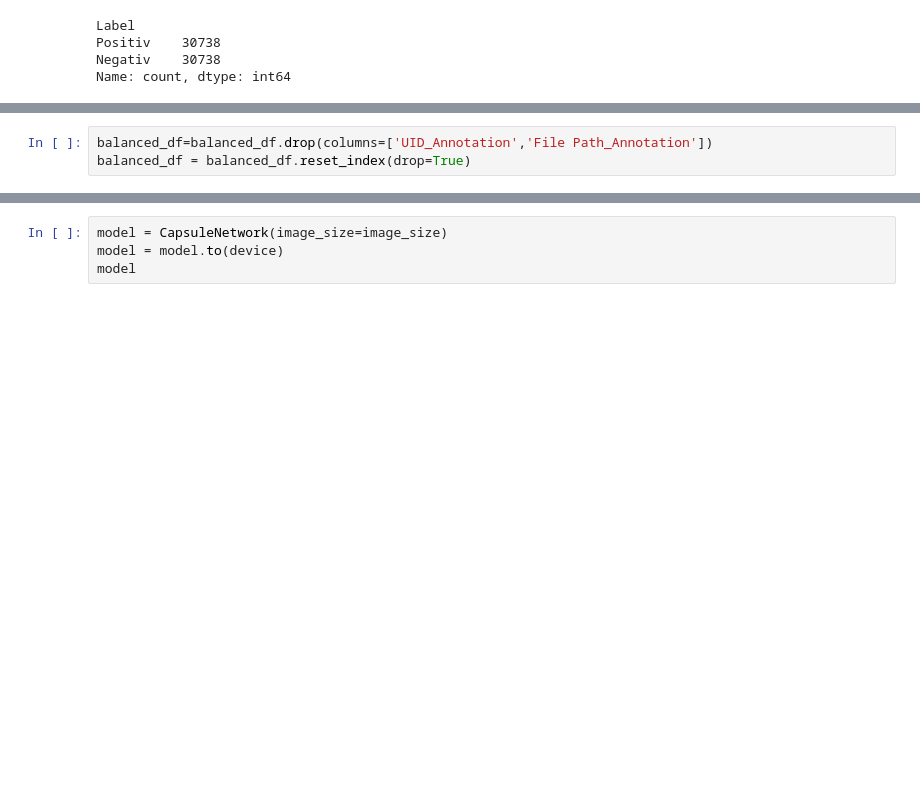
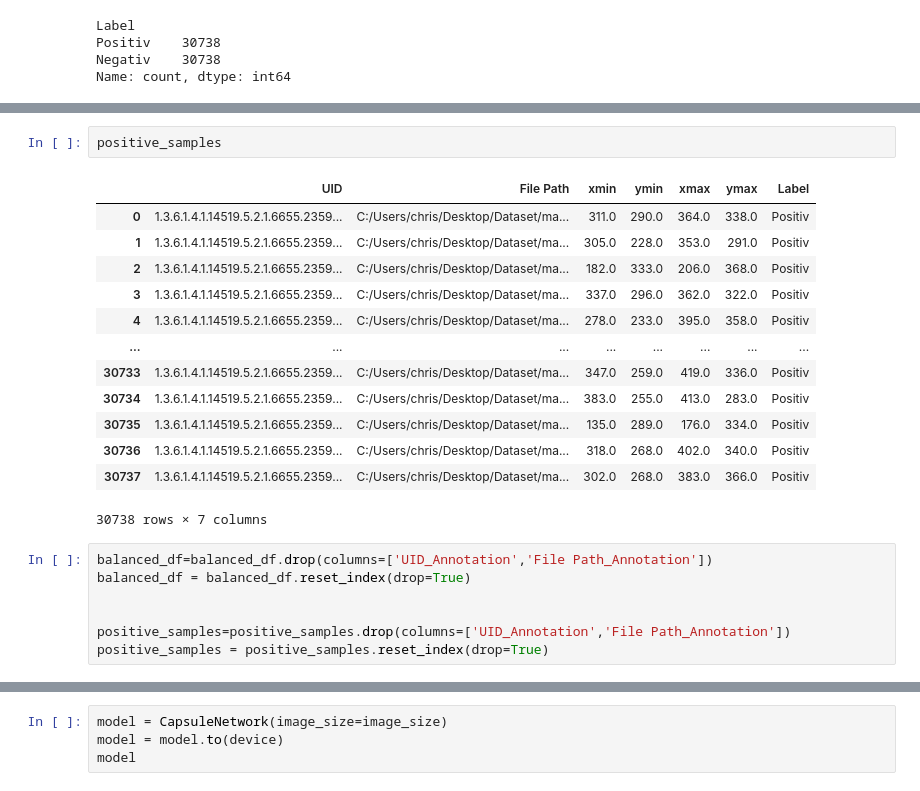
Before and after one commit to DominikHahn1407/Masterarbeit, a Jupyter notebook: Christoph/Object_Detection/CapsuleNet_Detection_lung.ipynb, the cells around one changed output, grey strips where cells are left out. Drawn from its saved outputs; the diff is of its cells as text; blank space fills up the shorter version.

```diff
--- a/Christoph/Object_Detection/CapsuleNet_Detection_lung.ipynb
+++ b/Christoph/Object_Detection/CapsuleNet_Detection_lung.ipynb
@@ -363,6 +347,26 @@ balanced_df
+# %%
+positive_samples
+# %% [output]
+|  | UID | File Path | xmin | ymin | xmax | ymax | Label |
+| 0 | 1.3.6.1.4.1.14519.5.2.1.6655.2359... | C:/Users/chris/Desktop/Dataset/ma... | 311.0 | 290.0 | 364.0 | 338.0 | Positiv |
+| 1 | 1.3.6.1.4.1.14519.5.2.1.6655.2359... | C:/Users/chris/Desktop/Dataset/ma... | 305.0 | 228.0 | 353.0 | 291.0 | Positiv |
+| 2 | 1.3.6.1.4.1.14519.5.2.1.6655.2359... | C:/Users/chris/Desktop/Dataset/ma... | 182.0 | 333.0 | 206.0 | 368.0 | Positiv |
+| 3 | 1.3.6.1.4.1.14519.5.2.1.6655.2359... | C:/Users/chris/Desktop/Dataset/ma... | 337.0 | 296.0 | 362.0 | 322.0 | Positiv |
+| 4 | 1.3.6.1.4.1.14519.5.2.1.6655.2359... | C:/Users/chris/Desktop/Dataset/ma... | 278.0 | 233.0 | 395.0 | 358.0 | Positiv |
+| ... | ... | ... | ... | ... | ... | ... | ... |
+| 30733 | 1.3.6.1.4.1.14519.5.2.1.6655.2359... | C:/Users/chris/Desktop/Dataset/ma... | 347.0 | 259.0 | 419.0 | 336.0 | Positiv |
+| 30734 | 1.3.6.1.4.1.14519.5.2.1.6655.2359... | C:/Users/chris/Desktop/Dataset/ma... | 383.0 | 255.0 | 413.0 | 283.0 | Positiv |
+| 30735 | 1.3.6.1.4.1.14519.5.2.1.6655.2359... | C:/Users/chris/Desktop/Dataset/ma... | 135.0 | 289.0 | 176.0 | 334.0 | Positiv |
+| 30736 | 1.3.6.1.4.1.14519.5.2.1.6655.2359... | C:/Users/chris/Desktop/Dataset/ma... | 318.0 | 268.0 | 402.0 | 340.0 | Positiv |
+| 30737 | 1.3.6.1.4.1.14519.5.2.1.6655.2359... | C:/Users/chris/Desktop/Dataset/ma... | 302.0 | 268.0 | 383.0 | 366.0 | Positiv |
+30738 rows × 7 columns
 # %%
 balanced_df=balanced_df.drop(columns=['UID_Annotation','File Path_Annotation'])
 balanced_df = balanced_df.reset_index(drop=True)
+
+
+positive_samples=positive_samples.drop(columns=['UID_Annotation','File Path_Annotation'])
+positive_samples = positive_samples.reset_index(drop=True)
 # %%
 transform = transforms.Compose([
     transforms.Resize((image_size, image_size)),
```
Also changed, not shown: parts of 6 cells of this notebook, 1 other file.
